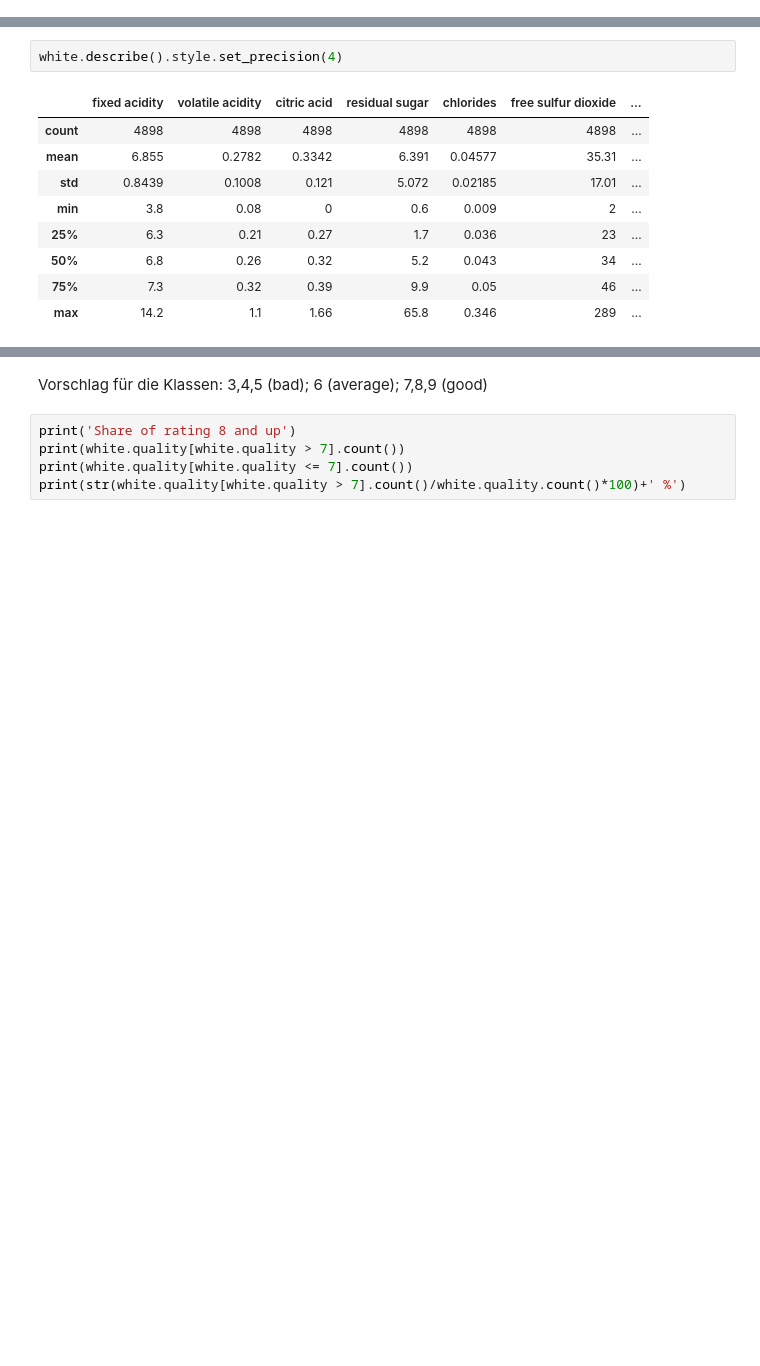
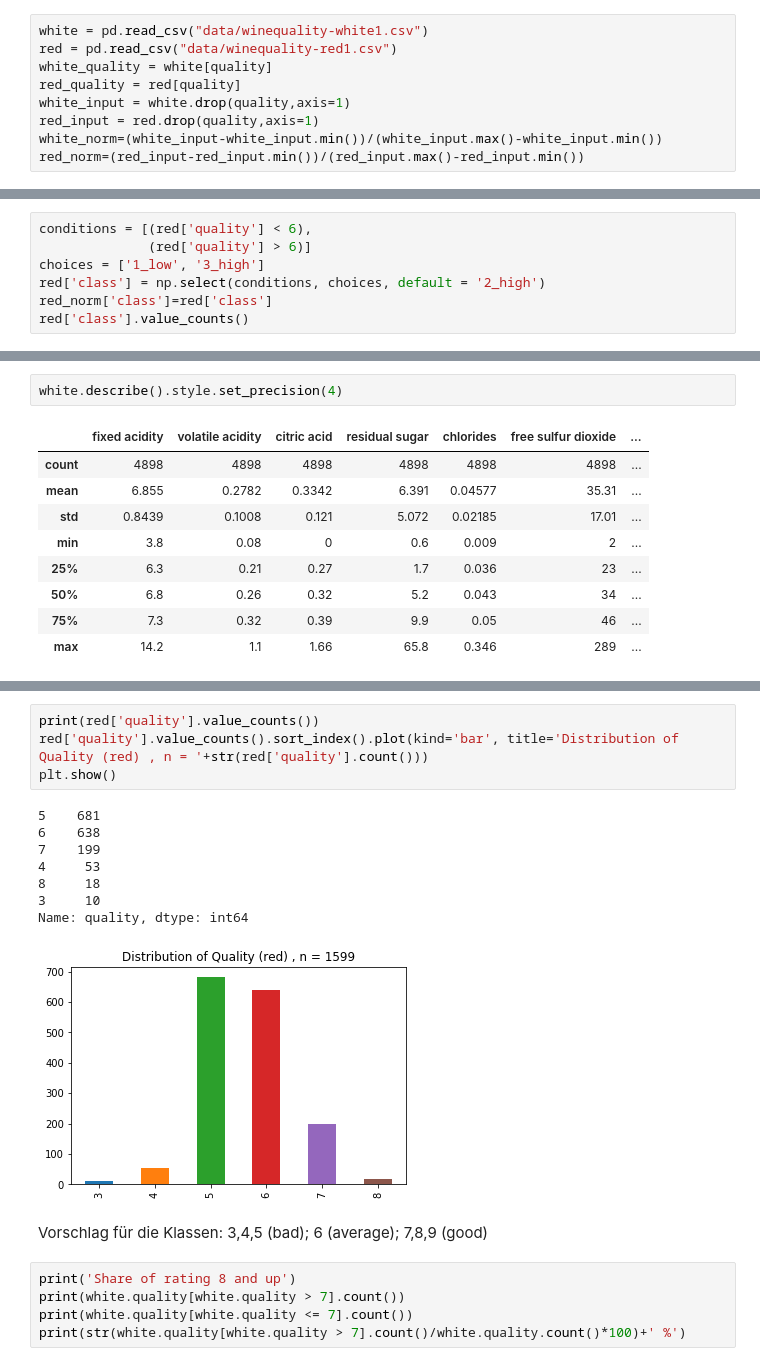
Before and after one commit to GeJulia/wineForTheWin, a Jupyter notebook: Michael.ipynb, the cells around one changed output, grey strips where cells are left out. Drawn from its saved outputs; the diff is of its cells as text; blank space fills up the shorter version.

```diff
--- a/Michael.ipynb
+++ b/Michael.ipynb
@@ -23,0 +22,9 @@ white = pd.read_csv("data/winequality-white1.csv")
+# %%
+white = pd.read_csv("data/winequality-white1.csv")
+red = pd.read_csv("data/winequality-red1.csv")
+white_quality = white[quality]
+red_quality = red[quality]
+white_input = white.drop(quality,axis=1)
+red_input = red.drop(quality,axis=1)
+white_norm=(white_input-white_input.min())/(white_input.max()-white_input.min())
+red_norm=(red_input-red_input.min())/(red_input.max()-red_input.min())
@@ -23,0 +43,7 @@ white = pd.read_csv("data/winequality-white1.csv")
+# %%
+conditions = [(red['quality'] < 6),
+              (red['quality'] > 6)]
+choices = ['1_low', '3_high']
+red['class'] = np.select(conditions, choices, default = '2_high')
+red_norm['class']=red['class']
+red['class'].value_counts()
@@ -74,3 +119,16 @@ Name: quality, dtype: int64
+# %%
+print(red['quality'].value_counts())
+red['quality'].value_counts().sort_index().plot(kind='bar', title='Distribution of Quality (red) , n = '+str(red['quality'].count()))
+plt.show()
+# %% [output]
+5    681
+6    638
+7    199
+4     53
+8     18
+3     10
+Name: quality, dtype: int64
+[figure, added]
 # %% [markdown]
 Vorschlag für die Klassen: 3,4,5 (bad); 6 (average); 7,8,9 (good)
 # %%
```
Also changed, not shown: parts of 46 cells of this notebook, 1 other file.
